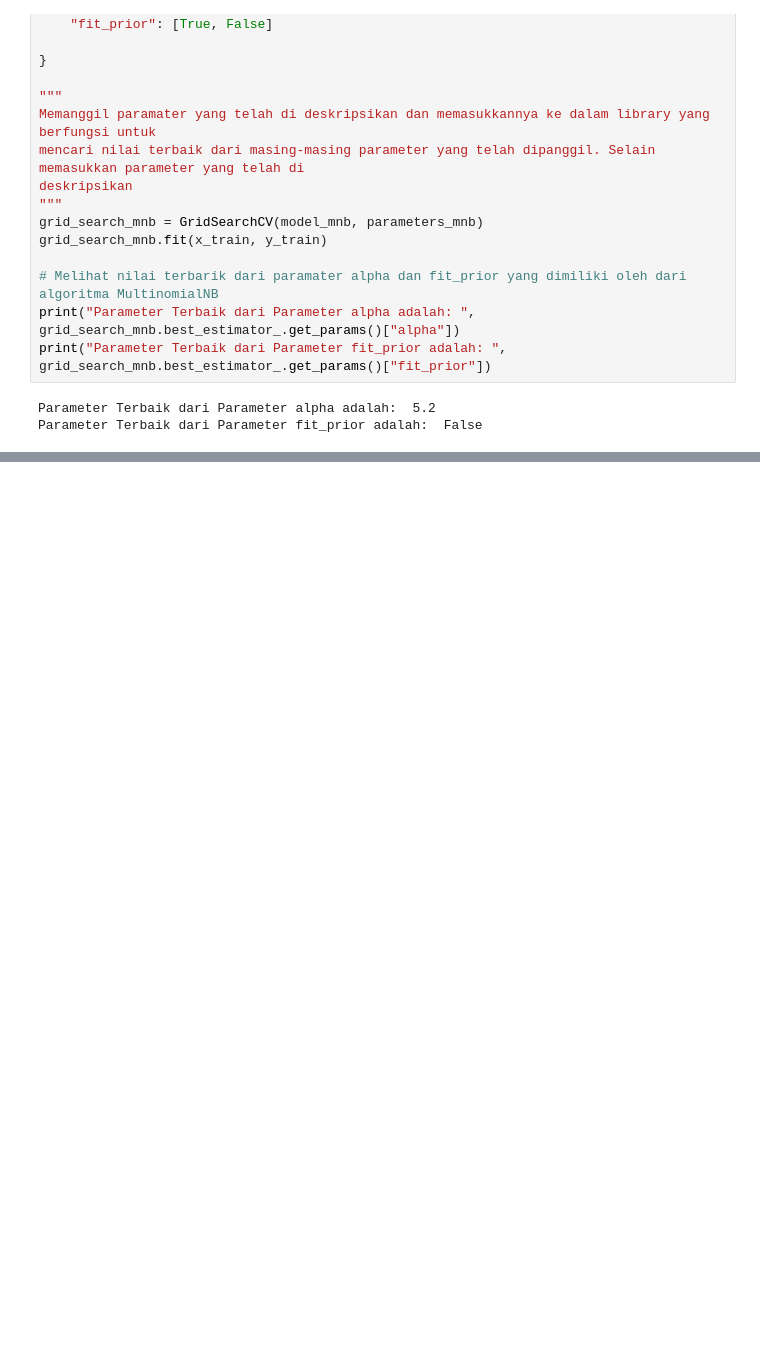
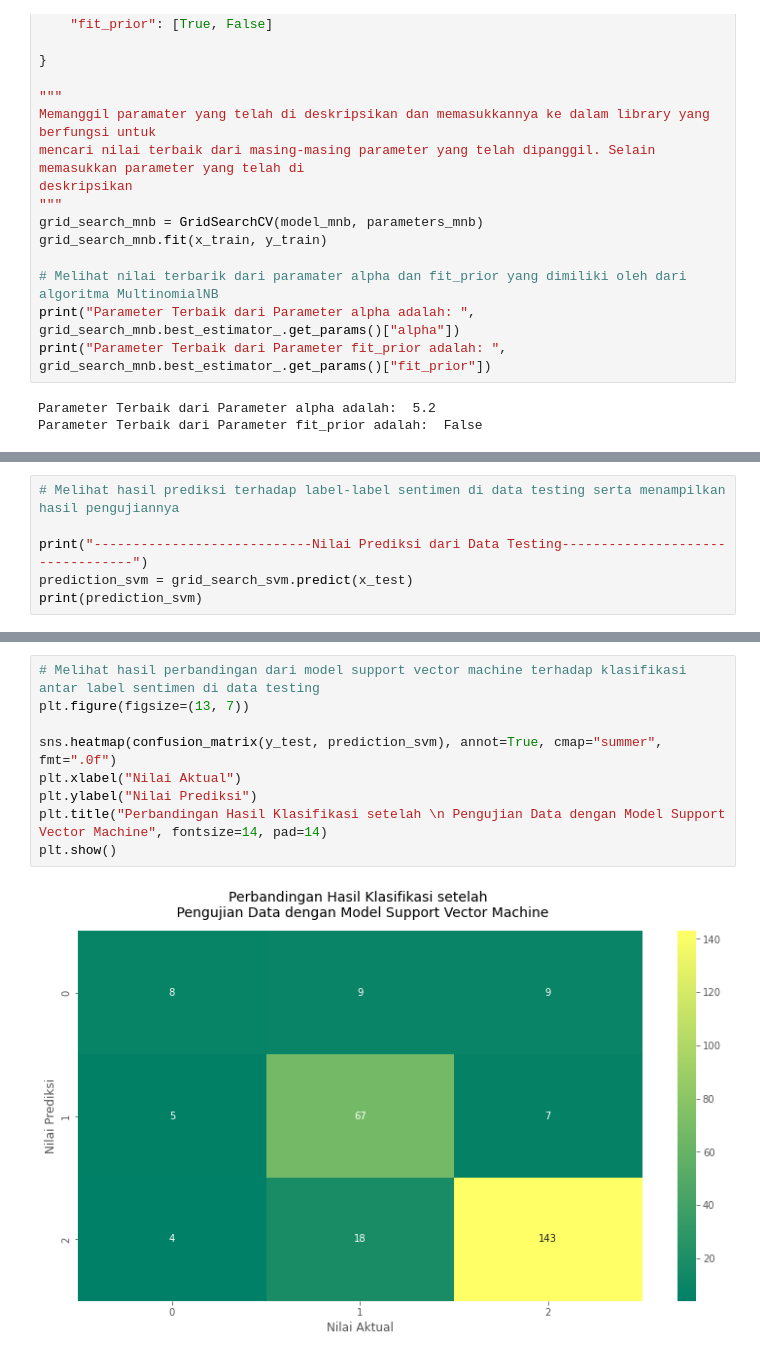
Before and after one commit to pramudianzaheka92/AnalisaSentimenHepatitisAkut, a Jupyter notebook: Klasifikasi Sentimen Warganet Twitter terhadap Topik Hepatitis Akut menggunakan Model Naive Bayes & SVM.ipynb, the cells around one changed output, grey strips where cells are left out. Saved outputs shown, nothing was run; the diff lists cells and outputs as text; blank space fills up the shorter version.

```diff
--- a/Klasifikasi Sentimen Warganet Twitter terhadap Topik Hepatitis Akut menggunakan Model Naive Bayes & SVM.ipynb
+++ b/Klasifikasi Sentimen Warganet Twitter terhadap Topik Hepatitis Akut menggunakan Model Naive Bayes & SVM.ipynb
@@ -931,0 +1000,6 @@ weighted avg       0.64      0.66      0.61       270
+# %%
+# Melihat hasil prediksi terhadap label-label sentimen di data testing serta menampilkan hasil pengujiannya
+
+print("----------------------------Nilai Prediksi dari Data Testing---------------------------------")
+prediction_svm = grid_search_svm.predict(x_test)
+print(prediction_svm)
@@ -931,0 +1024,11 @@ weighted avg       0.64      0.66      0.61       270
+# %%
+# Melihat hasil perbandingan dari model support vector machine terhadap klasifikasi antar label sentimen di data testing
+plt.figure(figsize=(13, 7))
+
+sns.heatmap(confusion_matrix(y_test, prediction_svm), annot=True, cmap="summer", fmt=".0f")
+plt.xlabel("Nilai Aktual")
+plt.ylabel("Nilai Prediksi")
+plt.title("Perbandingan Hasil Klasifikasi setelah \n Pengujian Data dengan Model Support Vector Machine", fontsize=14, pad=14)
+plt.show()
+# %% [output]
+[figure, added]
```
Also changed, not shown: parts of 20 cells of this notebook.
